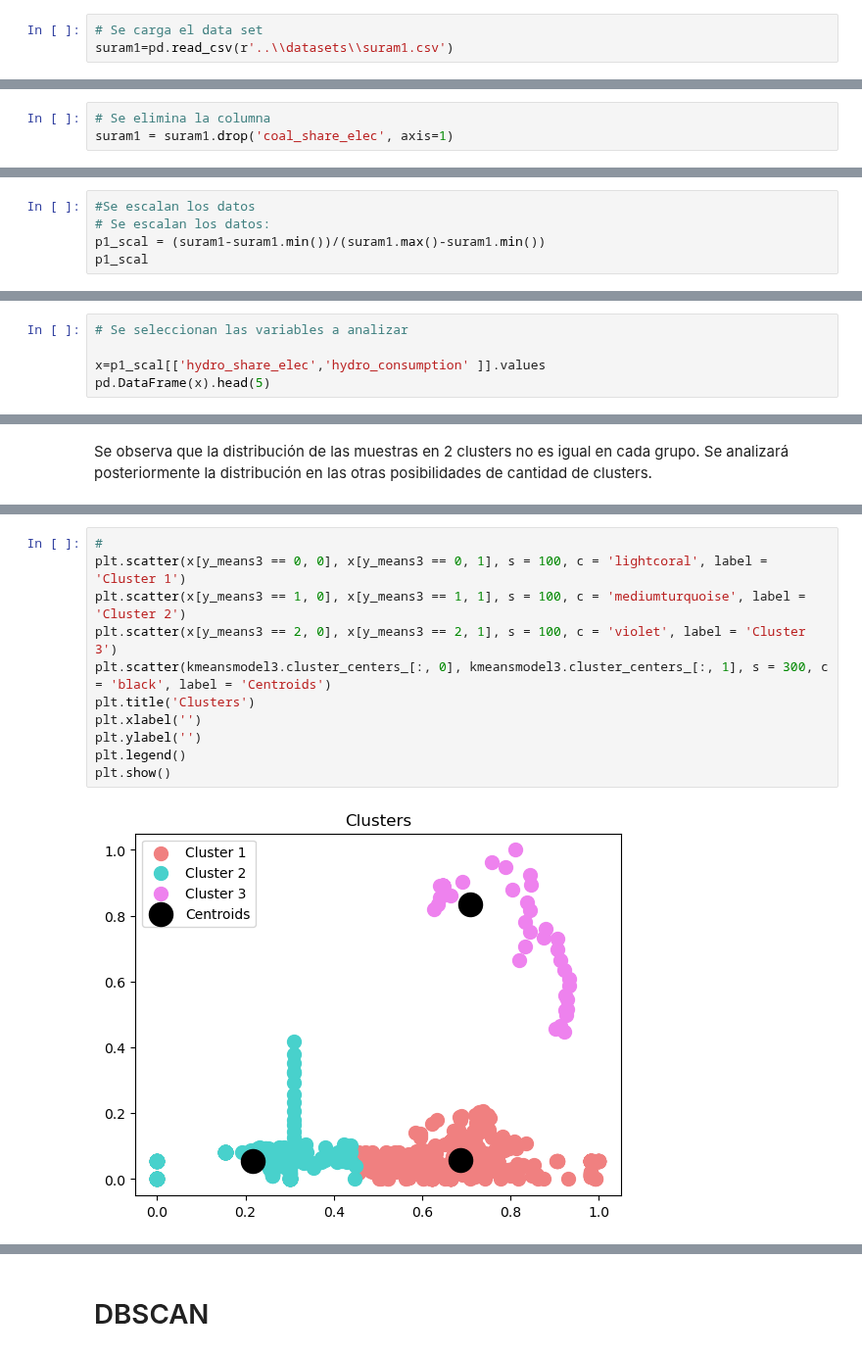
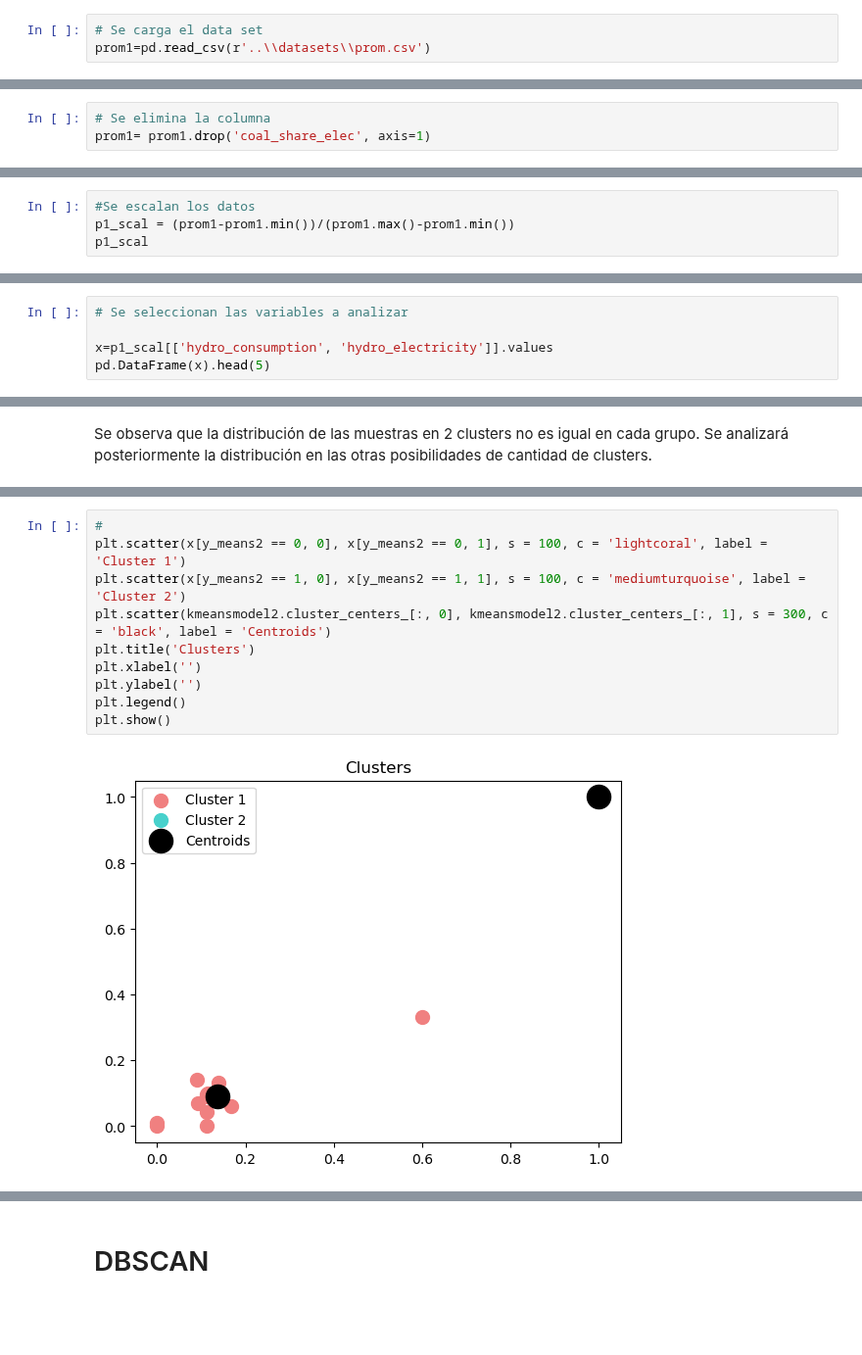
Before and after one commit to L-Ameneiro/EDA-Datasets, a Jupyter notebook: notebooks/MODELO NO SUPERVISADO consumo_energ_mundial.ipynb, the cells around one changed output, grey strips where cells are left out. Shown at 98% size. Drawn from its saved outputs; the diff is of its cells as text; blank space fills up the shorter version.

```diff
--- a/notebooks/MODELO NO SUPERVISADO consumo_energ_mundial.ipynb
+++ b/notebooks/MODELO NO SUPERVISADO consumo_energ_mundial.ipynb
@@ -17,6 +17,6 @@ from sklearn.preprocessing import StandardScaler
 from sklearn.metrics import silhouette_score
 # %%
 # Se carga el data set
-suram1=pd.read_csv(r'..\\datasets\\suram1.csv')
+prom1=pd.read_csv(r'..\\datasets\\prom.csv')
 # %%
 # Se verifica el tipo de dato de cada columna
@@ -57,7 +57,7 @@ plt.show()
 Debido a que los países latinos selecionados no poseen información sobre la producción de electricidad proveniente del carbón se eliminará la columna.
 # %%
 # Se elimina la columna
-suram1 = suram1.drop('coal_share_elec', axis=1)
+prom1= prom1.drop('coal_share_elec', axis=1)
 # %%
 # Se realizan códigos para la columna country que posee variables cualitativas
 map_gender = {'Argentina': 1, 'Bolivia':2, 'Brazil':3, 'Chile':4, 'Colombia':5, 'Ecuador':6,'French Guiana':7, 'Guyana':8, 'Paraguay':9, 'Peru':10, 'Suriname':11,'Trinidad and Tobago':12, 'Uruguay':13, 'Venezuela':14}
@@ -155,7 +151,6 @@ outliers = (suram1['hydro_share_elec'] < lower_bound) | (suram1['hydro_share_ele
 x = suram1[~outliers]
 # %%
 #Se escalan los datos
-# Se escalan los datos:
-p1_scal = (suram1-suram1.min())/(suram1.max()-suram1.min())
+p1_scal = (prom1-prom1.min())/(prom1.max()-prom1.min())
 p1_scal
 # %% [output]
@@ -175,7 +173,7 @@ p1_scal
 # %%
 # Se seleccionan las variables a analizar
 
-x=p1_scal[['hydro_share_elec','hydro_consumption' ]].values
+x=p1_scal[['hydro_consumption', 'hydro_electricity']].values
 pd.DataFrame(x).head(5)
 # %% [output]
 |  | 0 | 1 |
@@ -345,16 +343,15 @@ print(centroids3)
 # %%
 #
-plt.scatter(x[y_means3 == 0, 0], x[y_means3 == 0, 1], s = 100, c = 'lightcoral', label = 'Cluster 1')
-plt.scatter(x[y_means3 == 1, 0], x[y_means3 == 1, 1], s = 100, c = 'mediumturquoise', label = 'Cluster 2')
-plt.scatter(x[y_means3 == 2, 0], x[y_means3 == 2, 1], s = 100, c = 'violet', label = 'Cluster 3')
-plt.scatter(kmeansmodel3.cluster_centers_[:, 0], kmeansmodel3.cluster_centers_[:, 1], s = 300, c = 'black', label = 'Centroids')
+plt.scatter(x[y_means2 == 0, 0], x[y_means2 == 0, 1], s = 100, c = 'lightcoral', label = 'Cluster 1')
+plt.scatter(x[y_means2 == 1, 0], x[y_means2 == 1, 1], s = 100, c = 'mediumturquoise', label = 'Cluster 2')
+plt.scatter(kmeansmodel2.cluster_centers_[:, 0], kmeansmodel2.cluster_centers_[:, 1], s = 300, c = 'black', label = 'Centroids')
 plt.title('Clusters')
 plt.xlabel('')
 plt.ylabel('')
 plt.legend()
 plt.show()
 # %% [output]
-[figure, old version]
+[figure, new version]
 # %%
 #
 plt.scatter(x[y_means4 == 0, 0], x[y_means4 == 0, 1], s = 100, c = 'lightcoral', label = 'Cluster 1')
```
Also changed, not shown: parts of 27 cells of this notebook, 3 other files.
